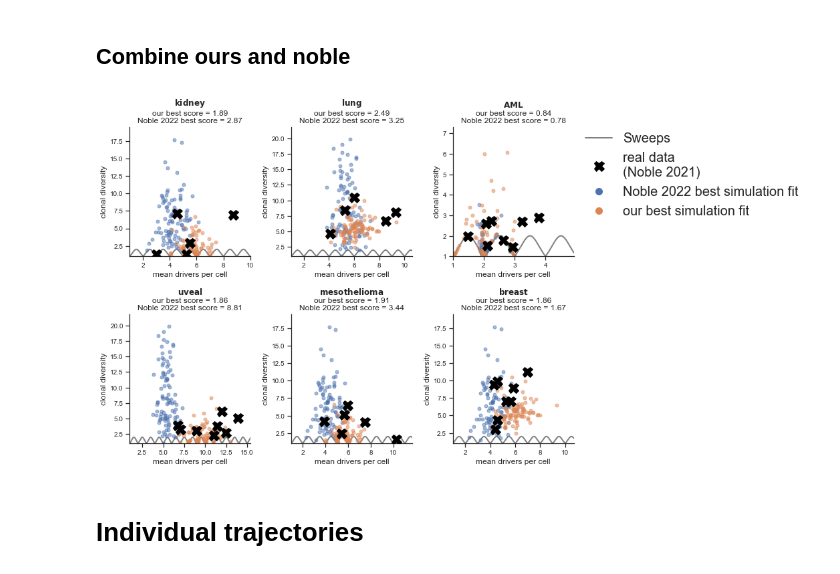
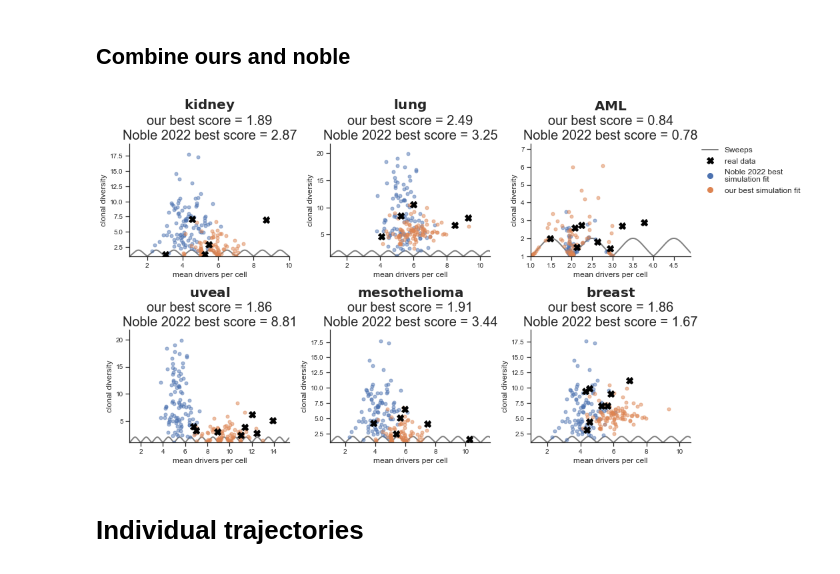
Before and after one commit to schwarzlab-ccb/SMITH, a Jupyter notebook: notebooks/revisions_figures.ipynb, the cells around one changed output. Cells and saved outputs as stored; diff of their text form; code cells hidden in the pictures.

Commit message:
created notebooks/data files for final figures. Added description of figures for README.

```diff
--- a/notebooks/revisions_figures.ipynb
+++ b/notebooks/revisions_figures.ipynb
@@ -310,12 +278,5 @@ plt.show()
 # %% [markdown]
 # Progresson over time (i.e. dependency on GenerationId)
-# %%
-all_metrics_over_time = dict()
-
-for global_conf, local_conf in zip([0, 0.5, 0, 0.5], [0, 0, 0.0625, 0.25]):
-    metrics_over_time = load_final_metrics_over_time_revisions(
-        cur_MutationProb, cur_FitnessMean, global_conf, local_conf)
-    all_metrics_over_time[(global_conf, local_conf)] = metrics_over_time
 # %%
 cur_MutationProb = 1e-5
 cur_FitnessMean = 0.1
@@ -438,22 +326,0 @@ for _, row in tqdm(most_representative_runs.iterrows(), total=len(most_represent
-# %%
-cur_selection_confinement_global = [0, 0.0625, 0.125, 0.5, 1, 2]
-# cur_selection_confinement_local = [0, 0.0625, 0.125]
-cur_selection_confinement_local = [0, 0.0625, 0.125, 0.25, 0.5]
-
-fig, axss = plt.subplots(figsize=(15, 15), facecolor='white',
-                         nrows=len(cur_selection_confinement_global), ncols=len(cur_selection_confinement_local))
-
-for cur_Confinement_global, axs in zip(cur_selection_confinement_global, axss):
-    for cur_Confinement_local, ax in zip(cur_selection_confinement_local, axs):
-        if ((cur_Confinement_global, cur_Confinement_local) not in cur_fish_data.keys() or
-             cur_fish_data[(cur_Confinement_global, cur_Confinement_local)] is None):
-            continue
-        plot_final_fish(cur_fish_data[(cur_Confinement_global, cur_Confinement_local)], ax)
-
-for cur_Confinement_global, ax in zip(cur_selection_confinement_global, axss[:, 0]):
-    ax.set_ylabel(f'global confinement = {cur_Confinement_global:.2f}')
-for cur_Confinement_local, ax in zip(cur_selection_confinement_local, axss[0, :]):
-    ax.set_title(f'confinement local = {cur_Confinement_local:.2f}')
-
-plt.tight_layout()
-plt.savefig('final_figures/fish_confinement_grid.png', bbox_inches='tight', dpi=300)
@@ -838,7 +692,7 @@ for j, (dataset, ax) in enumerate(zip([x for x in noble_type_spec_res.keys() if
 
     if j == 0:
         ax.plot([], color='none', label='real data (Noble 2021)')
-    ax.plot(m1, m2, 'X', color=f'black', markersize=15, zorder=10,
+    ax.plot(m1, m2, 'X', color=f'black', markersize=10, zorder=10,
             # label=f'{dataset}'
             )
 
@@ -874,41 +728,39 @@ for j, (dataset, ax) in enumerate(zip([x for x in noble_type_spec_res.keys() if
     cur_data = confinement_data_df.loc[(confinement_data_df['Confinement_global'] == cur_Confinement_global) & (confinement_data_df['Confinement_local'] == cur_Confinement_local) & (
         confinement_data_df['MutationProb'] == cur_MutationProb) & (confinement_data_df['FitnessMean'] == cur_FitnessMean)]
     m1 = cur_data['MeanDriversPerCell'].values
     m2 = cur_data['ClonalDiversity'].values
 
     ax.plot(m1, m2, 'o', color=f'C1', markersize=5, alpha=0.5,
             )
     our_score = type_spec_res_best[dataset].loc[(cur_Confinement_local, cur_Confinement_global), 'score']
     ax.set_title(
         r'$\bf{' + f'{dataset.replace("_SC", "")}' + '}$'
         f'\nour best score = {our_score:.2f}\nNoble 2022 best score = {noble_score:.2f}',
-        fontsize=plotting_params['FONTSIZE_LARGE'])
+        fontsize=plotting_params['FONTSIZE_HUGE'])
 
 for ax in axs.flat:
     ylim = ax.get_ylim()[1]
     xlim = ax.get_xlim()[1]
     ax.set_xlim(1, xlim + 1)
     ax.set_ylim(1, ylim + 1)
     ax.plot(linex, sweeps_func(linex), color='grey', linewidth=2, label='Sweeps', zorder=0)
     # ax.fill_between(linex[linex < 2], maxy[linex < 2], (linex < 2).sum() * [topy], color='grey',
     #                 linewidth=2, label='max value', alpha=0.25)
     ax.set_xlabel('mean drivers per cell')
     ax.set_ylabel('clonal diversity')
-    # ax.set_xscale('log')
-    # ax.set_yscale('log')
 
-axs[0, -1].plot([], 'X', color=f'black', markersize=15, linestyle='none', label='real data\n(Noble 2021)')
-axs[0, -1].plot([], 'o', color=f'C0', markersize=10, alpha=1, linestyle='none', label='Noble 2022 best simulation fit')
-axs[0, -1].plot([], 'o', color=f'C1', markersize=10, alpha=1, linestyle='none', label='our best simulation fit')
+axs[0, -1].plot([], 'X', color=f'black', markersize=10, linestyle='none', label='real data')
+axs[0, -1].plot([], 'o', color=f'C0', markersize=8, alpha=1, linestyle='none', label='Noble 2022 best\nsimulation fit')
+axs[0, -1].plot([], 'o', color=f'C1', markersize=8, alpha=1, linestyle='none', label='our best simulation fit')
 legend = axs[0, -1].legend(bbox_to_anchor=(1.05, 1), loc='upper left',
-                           borderaxespad=0., fontsize=plotting_params['FONTSIZE_HUGE'])
+                           borderaxespad=0., fontsize=plotting_params['FONTSIZE_LARGE'])
 
 # label_axes(axs, fontsize=25)
 plt.tight_layout()
 plt.savefig('final_figures/all_best_fits_ours_and_Noble.png', bbox_inches='tight')
 plt.show()
 # %% [output]
-[figure, old version]
+[figure, new version]
 # %% [markdown]
 # Individual trajectories
 # %% [markdown]
```
Also changed, not shown: parts of 43 cells of this notebook, 11 other files.
